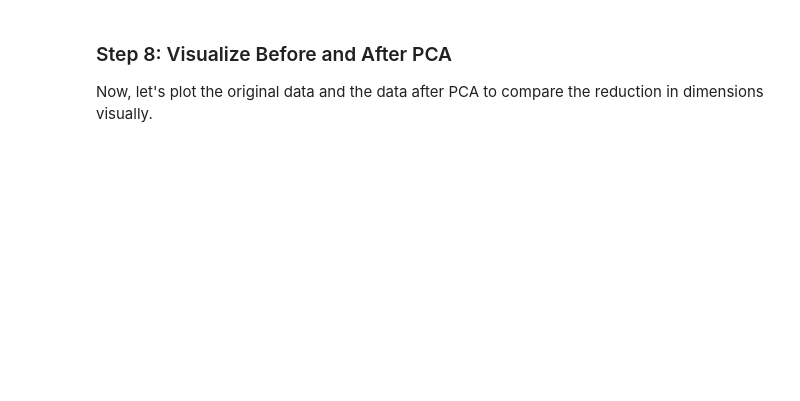
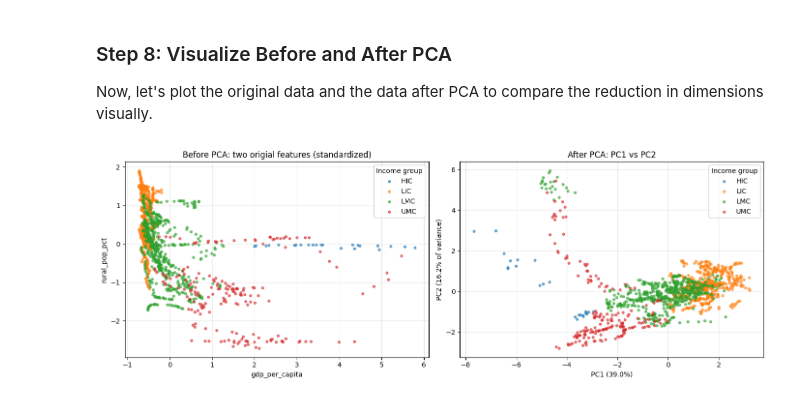
Before and after one commit to ishejaladouce/PCA-Formative_1_Pair_11, a Jupyter notebook: PCA_Formative_1_Pair_11.ipynb, the cells around one changed output. Cells and saved outputs as stored; diff of their text form; code cells hidden in the pictures; blank space fills up the shorter version.

```diff
--- a/PCA_Formative_1_Pair_11.ipynb
+++ b/PCA_Formative_1_Pair_11.ipynb
@@ -289,27 +320,25 @@ reduced_data[:5]  # Display the first few rows of reduced data
 ### Step 8: Visualize Before and After PCA
 Now, let's plot the original data and the data after PCA to compare the reduction in dimensions visually.
 # %%
-X_feat, y_feat = 'gdp_per_capacita', 'rural_pop_pct'
+X_feat, y_feat = 'gdp_per_capita', 'rural_pop_pct'
 xi, yi = numeric_cols.index(X_feat), numeric_cols.index(y_feat)
 pc_view = standardized_data @ sorted_eigenvectors[:, :2]
 
 fig, axes = plt.subplots(1, 2, figsize=(14, 5))
 for g in np.unique(income):
   m = income == g
 
-  axes[0].scatter(standardized_data[m, xi],
-                  standardized_data[m, yi], s=12, alpha=0.6, label=g)
+  axes[0].scatter(standardized_data[m, xi], standardized_data[m, yi], s=12, alpha=0.6, label=g)
   axes[1].scatter(pc_view[m, 0], pc_view[m, 1], s=12, alpha=0.6, label=g)
 
-axes[0].set(title='Before PCA: two origial features (standardized)',
-            xlabel=X_feat, ylabel=y_feat)
+axes[0].set(title='Before PCA: two origial features (standardized)', xlabel=X_feat, ylabel=y_feat)
 axes[1].set(title='After PCA: PC1 vs PC2',
             xlabel=f'PC1 ({explained_variance_ratio[0]:.1%})',
             ylabel=f'PC2 ({explained_variance_ratio[1]:.1%} of variance)'
             )
 for ax in axes:
-  ax.legend(title='Income group')
-  ax.grid(alpha=0.3)
-plt.tight_layout()
-plt.show()
+  ax.legend(title='Income group'); ax.grid(alpha=0.3)
+plt.tight_layout(); plt.show()
+# %% [output]
+[figure, added]
 # %%
```
Also changed, not shown: parts of 17 cells of this notebook.
